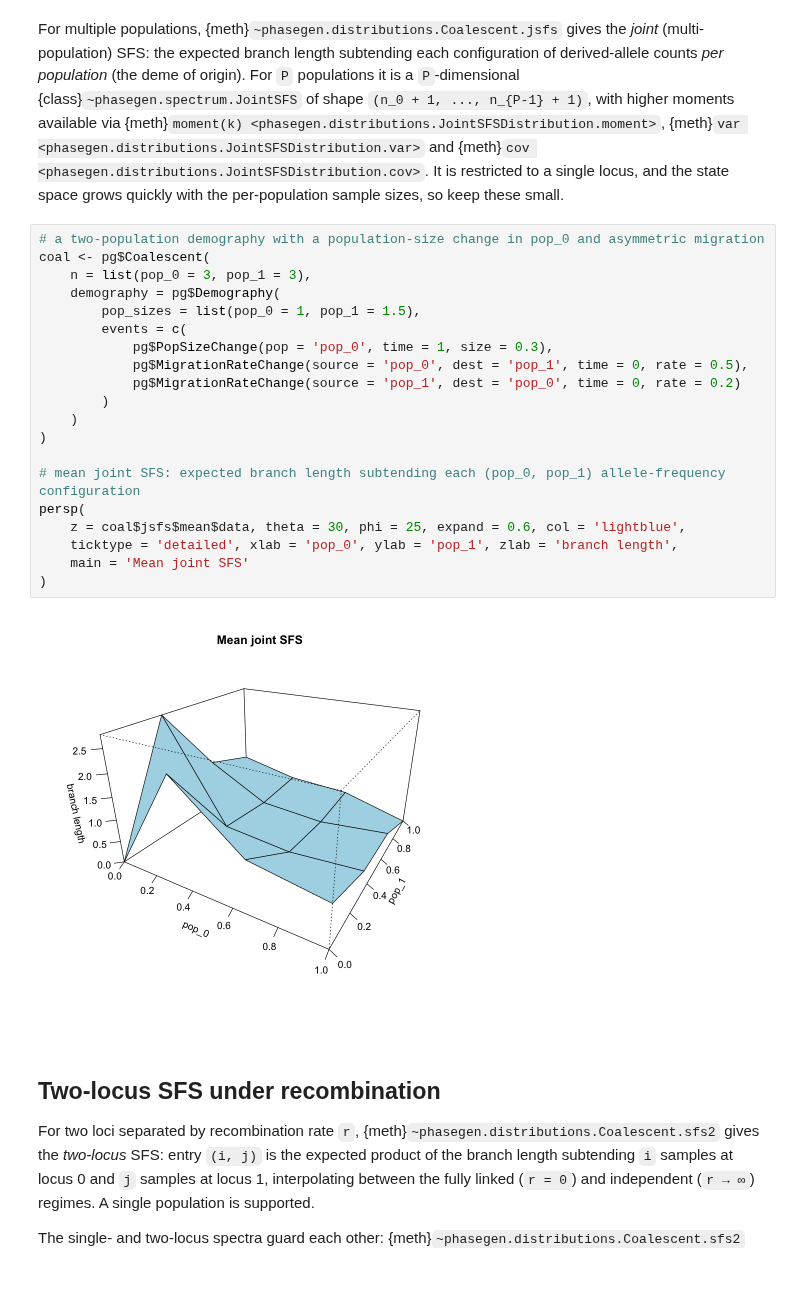
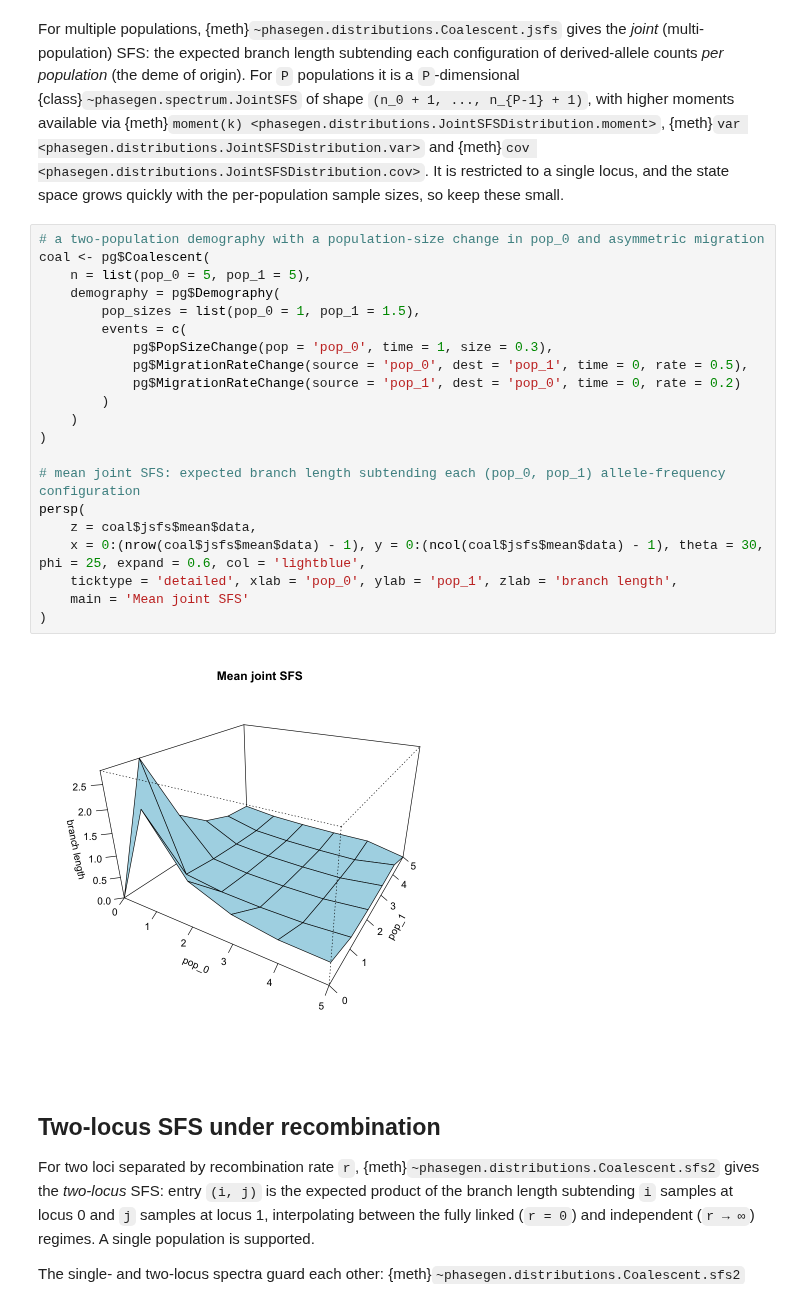
Before and after one commit to Sendrowski/PhaseGen, a Jupyter notebook: docs/reference/R/spectra.ipynb, the cells around one changed output. Cells and saved outputs as stored; diff of their text form.

```diff
--- a/docs/reference/R/spectra.ipynb
+++ b/docs/reference/R/spectra.ipynb
@@ -13,25 +17,26 @@ For multiple populations, {meth}`~phasegen.distributions.Coalescent.jsfs` gives
 # %%
 # a two-population demography with a population-size change in pop_0 and asymmetric migration
 coal <- pg$Coalescent(
-    n = list(pop_0 = 3, pop_1 = 3),
+    n = list(pop_0 = 5, pop_1 = 5),
     demography = pg$Demography(
         pop_sizes = list(pop_0 = 1, pop_1 = 1.5),
         events = c(
             pg$PopSizeChange(pop = 'pop_0', time = 1, size = 0.3),
             pg$MigrationRateChange(source = 'pop_0', dest = 'pop_1', time = 0, rate = 0.5),
             pg$MigrationRateChange(source = 'pop_1', dest = 'pop_0', time = 0, rate = 0.2)
         )
     )
 )
 
 # mean joint SFS: expected branch length subtending each (pop_0, pop_1) allele-frequency configuration
 persp(
-    z = coal$jsfs$mean$data, theta = 30, phi = 25, expand = 0.6, col = 'lightblue',
+    z = coal$jsfs$mean$data,
+    x = 0:(nrow(coal$jsfs$mean$data) - 1), y = 0:(ncol(coal$jsfs$mean$data) - 1), theta = 30, phi = 25, expand = 0.6, col = 'lightblue',
     ticktype = 'detailed', xlab = 'pop_0', ylab = 'pop_1', zlab = 'branch length',
     main = 'Mean joint SFS'
 )
 # %% [output]
-[figure, old version]
+[figure, new version]
 # %% [markdown]
 ## Two-locus SFS under recombination
 For two loci separated by recombination rate ``r``, {meth}`~phasegen.distributions.Coalescent.sfs2` gives the *two-locus* SFS: entry ``(i, j)`` is the expected product of the branch length subtending ``i`` samples at locus 0 and ``j`` samples at locus 1, interpolating between the fully linked (``r = 0``) and independent (``r → ∞``) regimes. A single population is supported.
```
Also changed, not shown: parts of 2 cells of this notebook, 19 other files.
